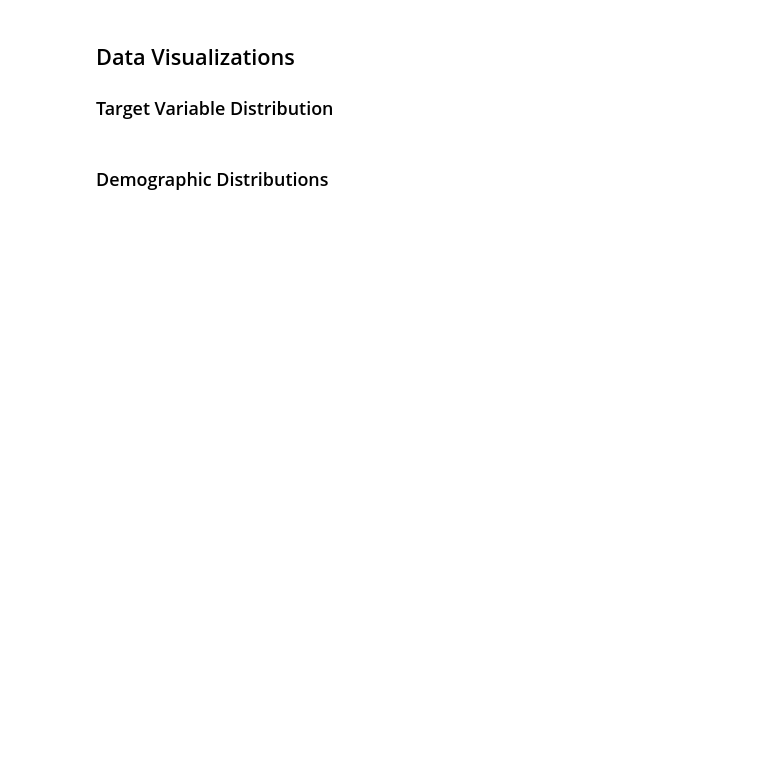
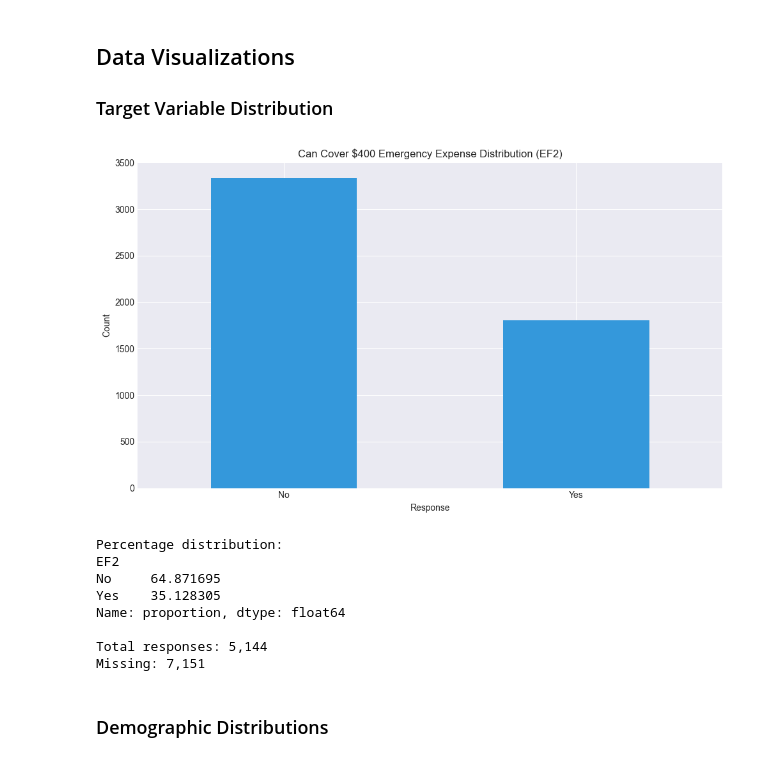
Before and after one commit to ameliaeckard/emergency-fund-predictor, a Jupyter notebook: notebooks/01_data_exploration.ipynb, the cells around one changed output. Cells and saved outputs as stored; diff of their text form; code cells hidden in the pictures; blank space fills up the shorter version.

```diff
--- a/notebooks/01_data_exploration.ipynb
+++ b/notebooks/01_data_exploration.ipynb
@@ -79,23 +200,34 @@ rpp.describe()
 
 ### Target Variable Distribution
 # %%
-# TODO: Update 'EF3' with actual column name for $400 emergency question
-target_column = 'EF3'  # UPDATE THIS
+target_column = 'EF2'
 
 if target_column in shed.columns:
     plt.figure(figsize=(10, 6))
     shed[target_column].value_counts().plot(kind='bar', color='#3498db')
-    plt.title('Can Cover $400 Emergency Expense Distribution')
+    plt.title('Can Cover $400 Emergency Expense Distribution (EF2)')
     plt.xlabel('Response')
     plt.ylabel('Count')
-    plt.xticks(rotation=45)
+    plt.xticks(rotation=0)
     plt.tight_layout()
     plt.show()
 
     print(f"\nPercentage distribution:")
     print(shed[target_column].value_counts(normalize=True) * 100)
+    print(f"\nTotal responses: {shed[target_column].notna().sum():,}")
+    print(f"Missing: {shed[target_column].isna().sum():,}")
 else:
     print(f"Column '{target_column}' not found. Check SHED codebook for correct column name.")
+# %% [output]
+[figure, added]
+Percentage distribution:
+EF2
+No     64.871695
+Yes    35.128305
+Name: proportion, dtype: float64
+
+Total responses: 5,144
+Missing: 7,151
 # %% [markdown]
 ### Demographic Distributions
 # %%
```
Also changed, not shown: parts of 22 cells of this notebook, 5 other files.
